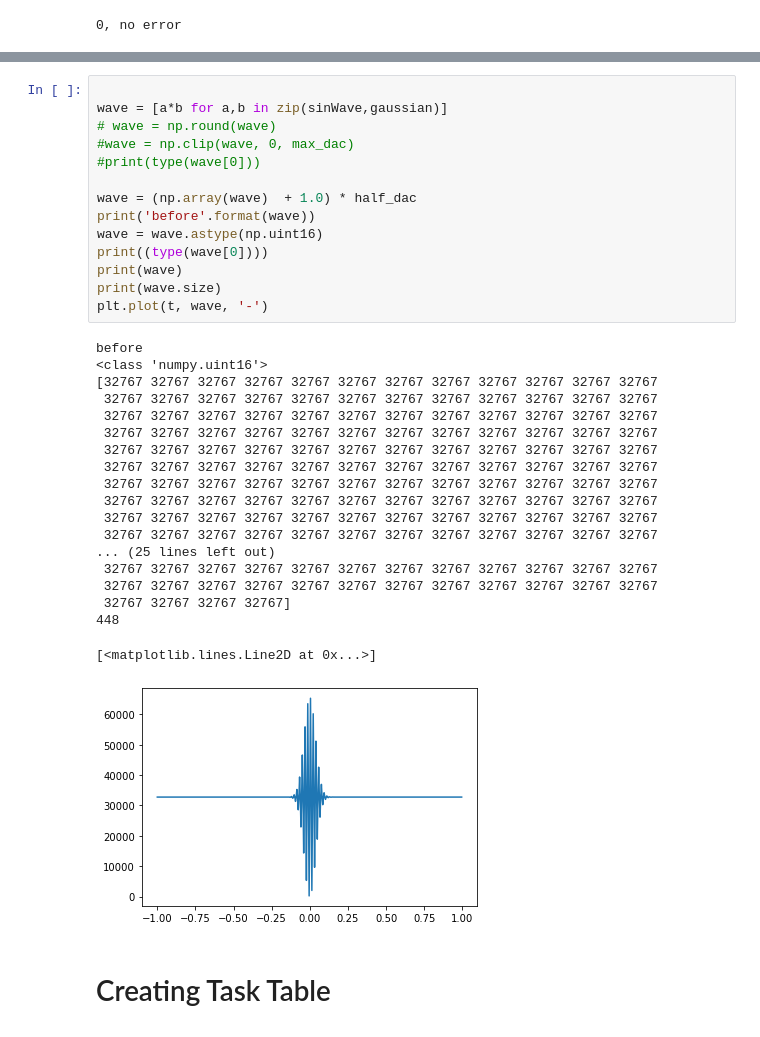
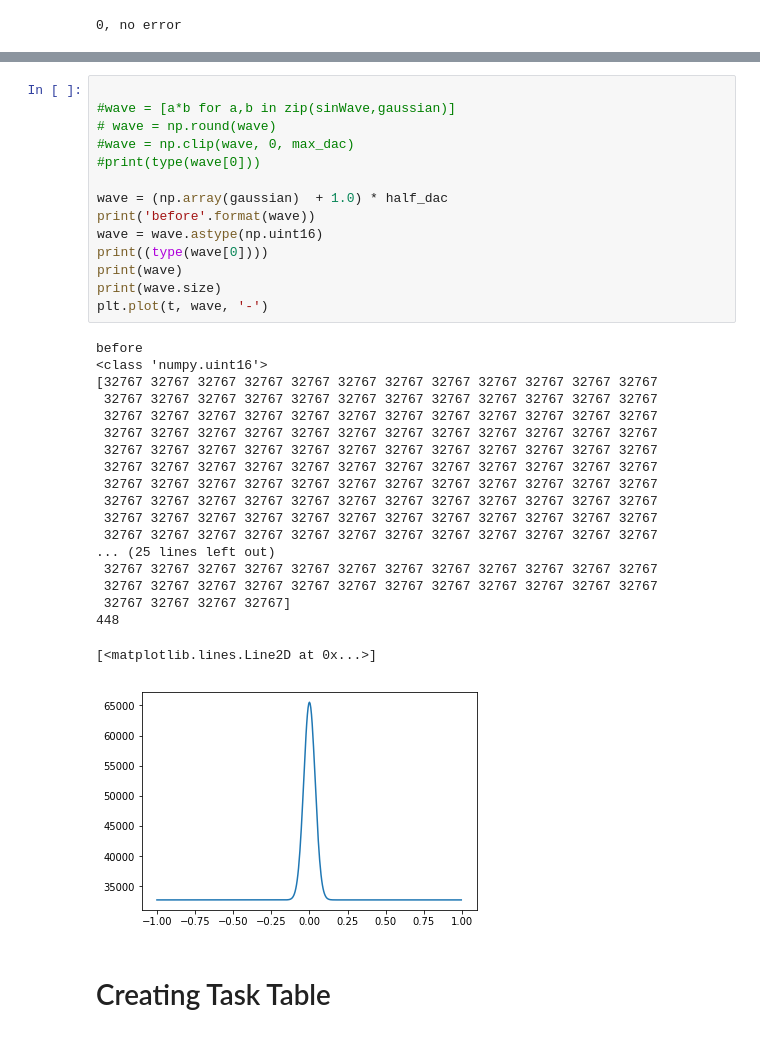
Before and after one commit to Tabor-Electronics/Python-Examples, a Jupyter notebook: Notebooks/FPGA Programming/Qbit Pi Rotation.ipynb, the cells around one changed output, grey strips where cells are left out. Drawn from its saved outputs; the diff is of its cells as text.

```diff
--- a/Notebooks/FPGA Programming/Qbit Pi Rotation.ipynb
+++ b/Notebooks/FPGA Programming/Qbit Pi Rotation.ipynb
@@ -170,37 +170,37 @@ plt.plot(t, gaussian, '-')
 # %%
 
-wave = [a*b for a,b in zip(sinWave,gaussian)]
+#wave = [a*b for a,b in zip(sinWave,gaussian)]
 # wave = np.round(wave)
 #wave = np.clip(wave, 0, max_dac)
 #print(type(wave[0]))
 
-wave = (np.array(wave)  + 1.0) * half_dac
+wave = (np.array(gaussian)  + 1.0) * half_dac
 print('before'.format(wave))
 wave = wave.astype(np.uint16)
 print((type(wave[0])))
 print(wave)
 print(wave.size)
 plt.plot(t, wave, '-')
 # %% [output]
 before
 <class 'numpy.uint16'>
 [32767 32767 32767 32767 32767 32767 32767 32767 32767 32767 32767 32767
  32767 32767 32767 32767 32767 32767 32767 32767 32767 32767 32767 32767
  32767 32767 32767 32767 32767 32767 32767 32767 32767 32767 32767 32767
  32767 32767 32767 32767 32767 32767 32767 32767 32767 32767 32767 32767
  32767 32767 32767 32767 32767 32767 32767 32767 32767 32767 32767 32767
  32767 32767 32767 32767 32767 32767 32767 32767 32767 32767 32767 32767
  32767 32767 32767 32767 32767 32767 32767 32767 32767 32767 32767 32767
  32767 32767 32767 32767 32767 32767 32767 32767 32767 32767 32767 32767
  32767 32767 32767 32767 32767 32767 32767 32767 32767 32767 32767 32767
  32767 32767 32767 32767 32767 32767 32767 32767 32767 32767 32767 32767
 ... (25 lines left out)
  32767 32767 32767 32767 32767 32767 32767 32767 32767 32767 32767 32767
  32767 32767 32767 32767 32767 32767 32767 32767 32767 32767 32767 32767
  32767 32767 32767 32767]
 448
 [<matplotlib.lines.Line2D at 0x...>]
-[figure, old version]
+[figure, new version]
 # %% [markdown]
 
 # Creating Task Table
```
Also changed, not shown: parts of 13 cells of this notebook, 3 other files.
